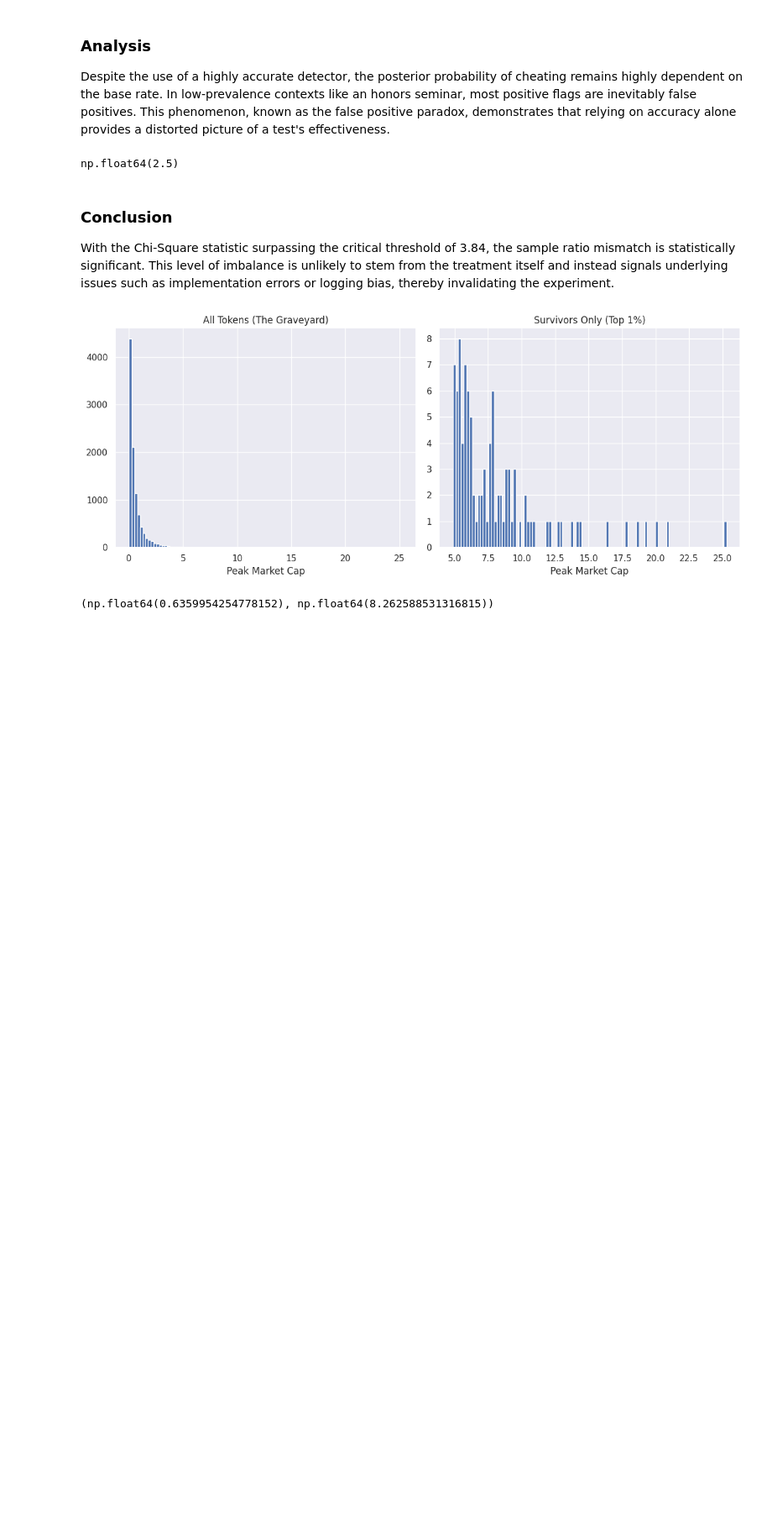
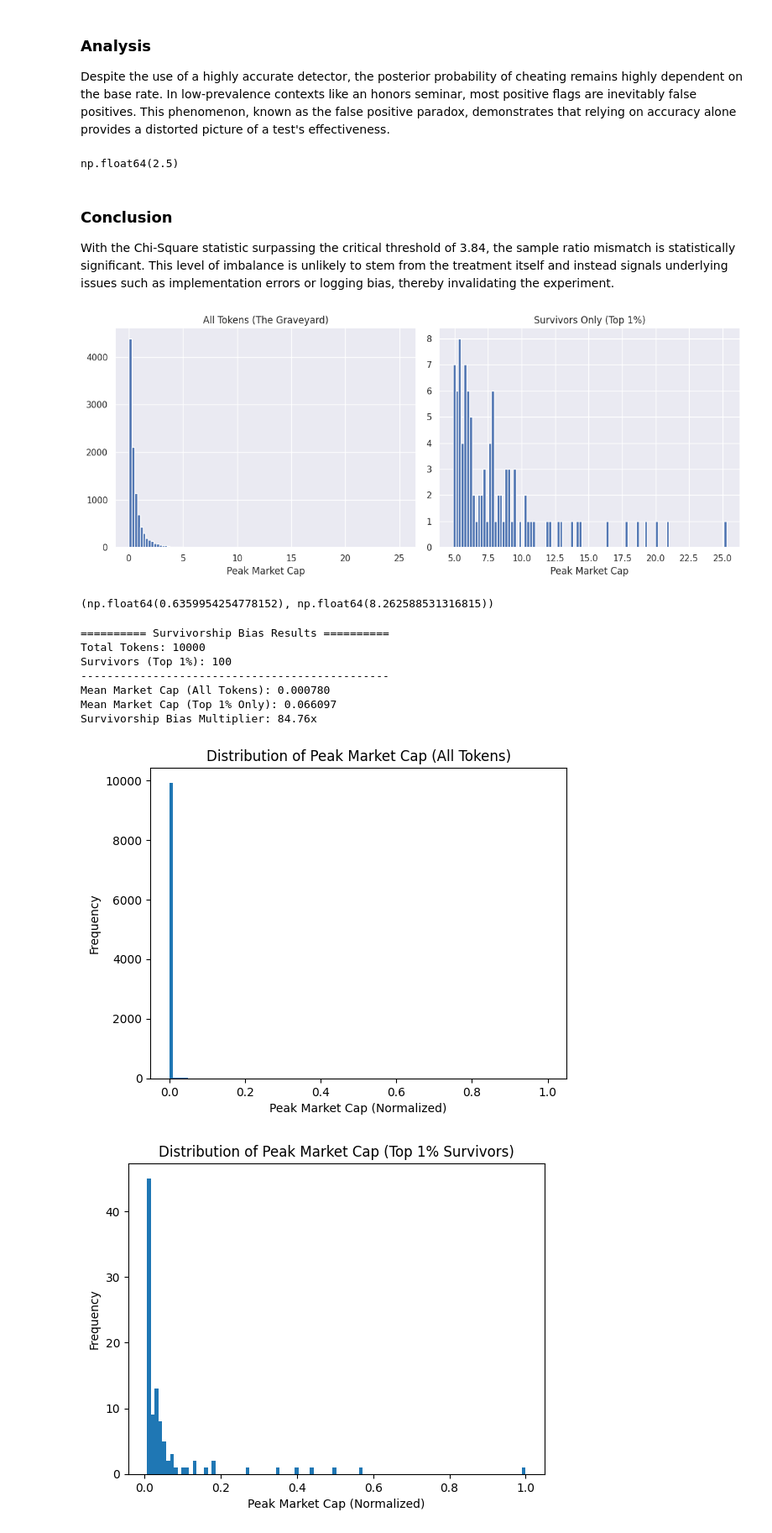
Before and after one commit to sevenZHQ1018/Econ5200, a Jupyter notebook: Econ_5200_Assignment_2_Audit.ipynb, the cells around one changed output. Shown at 84% size. Cells and saved outputs as stored; diff of their text form; code cells hidden in the pictures; blank space fills up the shorter version.

```diff
--- a/Econ_5200_Assignment_2_Audit.ipynb
+++ b/Econ_5200_Assignment_2_Audit.ipynb
@@ -138,3 +138,83 @@ mean_all, mean_survivors
 # %% [output]
 [figure]
 (np.float64(0.6359954254778152), np.float64(8.262588531316815))
+# %%
+# ==============================
+# Survivorship Bias Simulation
+# Crypto Market Power-Law Model
+# ==============================
+
+import numpy as np
+import pandas as pd
+import matplotlib.pyplot as plt
+
+# -------- Parameters --------
+np.random.seed(42)
+N_TOKENS = 10000
+PARETO_ALPHA = 2.5   # shape parameter (tail thickness)
+
+# -------- Generate Power-Law Distribution --------
+# Pareto distribution (heavy tail)
+raw = np.random.pareto(PARETO_ALPHA, N_TOKENS)
+
+# Normalize and exaggerate skew so ~99% near zero
+market_caps = raw / raw.max()
+market_caps = market_caps ** 3   # increase inequality
+
+# -------- Create DataFrames --------
+df_all = pd.DataFrame({
+    "token_id": np.arange(N_TOKENS),
+    "peak_market_cap": market_caps
+})
+
+# Survivors = Top 1%
+threshold = np.percentile(df_all["peak_market_cap"], 99)
+df_survivors = df_all[df_all["peak_market_cap"] >= threshold].copy()
+
+# -------- Evaluation --------
+mean_all = df_all["peak_market_cap"].mean()
+mean_survivors = df_survivors["peak_market_cap"].mean()
+bias_multiplier = mean_survivors / mean_all
+
+print("========== Survivorship Bias Results ==========")
+print(f"Total Tokens: {len(df_all)}")
+print(f"Survivors (Top 1%): {len(df_survivors)}")
+print("-----------------------------------------------")
+print(f"Mean Market Cap (All Tokens): {mean_all:.6f}")
+print(f"Mean Market Cap (Top 1% Only): {mean_survivors:.6f}")
+print(f"Survivorship Bias Multiplier: {bias_multiplier:.2f}x")
+
+# -------- Visualization 1: All Tokens --------
+plt.figure()
+plt.hist(df_all["peak_market_cap"], bins=100)
+plt.title("Distribution of Peak Market Cap (All Tokens)")
+plt.xlabel("Peak Market Cap (Normalized)")
+plt.ylabel("Frequency")
+plt.show()
+
+# -------- Visualization 2: Survivors Only --------
+plt.figure()
+plt.hist(df_survivors["peak_market_cap"], bins=100)
+plt.title("Distribution of Peak Market Cap (Top 1% Survivors)")
+plt.xlabel("Peak Market Cap (Normalized)")
+plt.ylabel("Frequency")
+plt.show()
+
+# -------- Optional: Log-Scale View (More Realistic for Power Laws) --------
+plt.figure()
+plt.hist(df_all["peak_market_cap"], bins=100)
+plt.yscale("log")
+plt.title("Log-Scale Distribution (All Tokens)")
+plt.xlabel("Peak Market Cap (Normalized)")
+plt.ylabel("Frequency (log)")
+plt.show()
+# %% [output]
+========== Survivorship Bias Results ==========
+Total Tokens: 10000
+Survivors (Top 1%): 100
+-----------------------------------------------
+Mean Market Cap (All Tokens): 0.000780
+Mean Market Cap (Top 1% Only): 0.066097
+Survivorship Bias Multiplier: 84.76x
+[figure, added]
+[figure, added]
```
Also changed, not shown: parts of 1 cell of this notebook.
